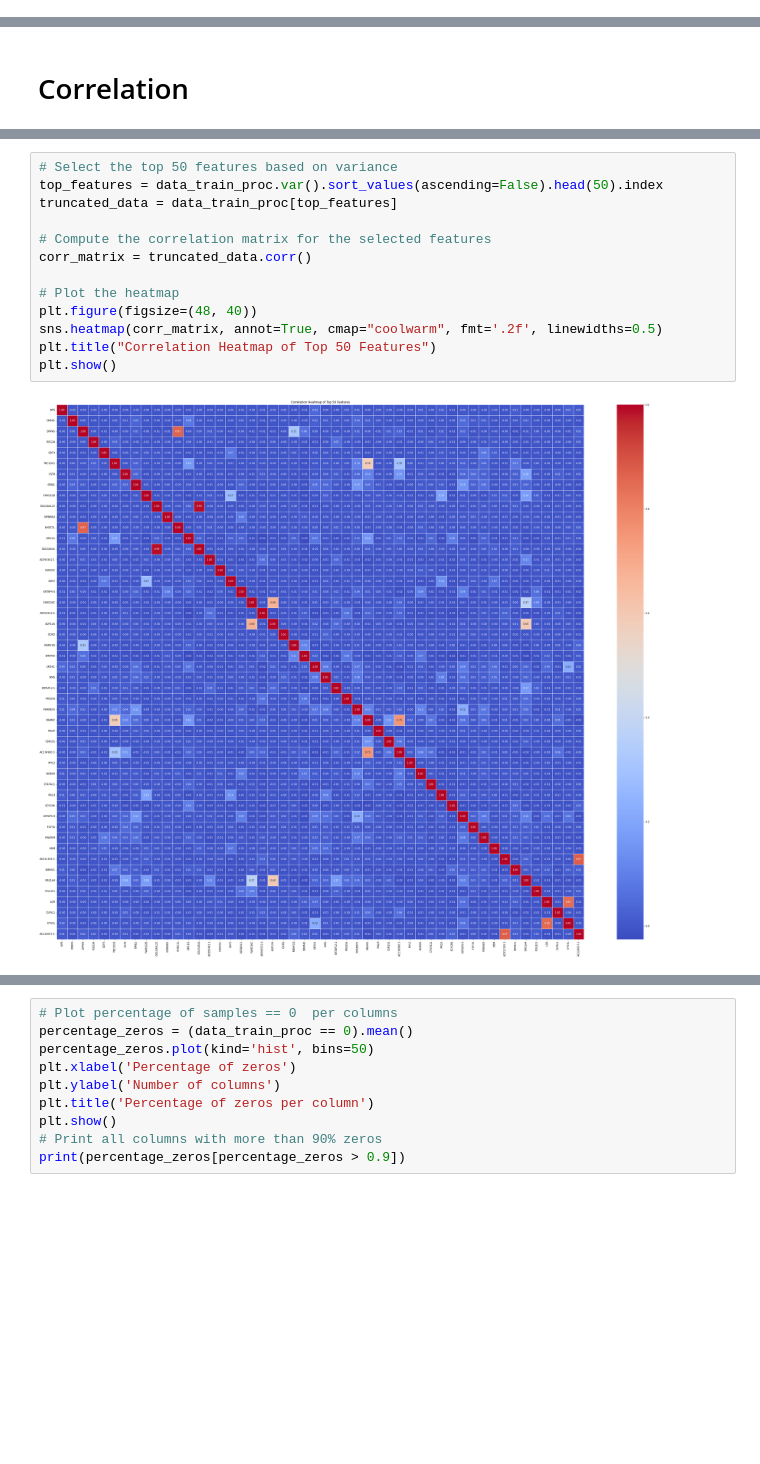
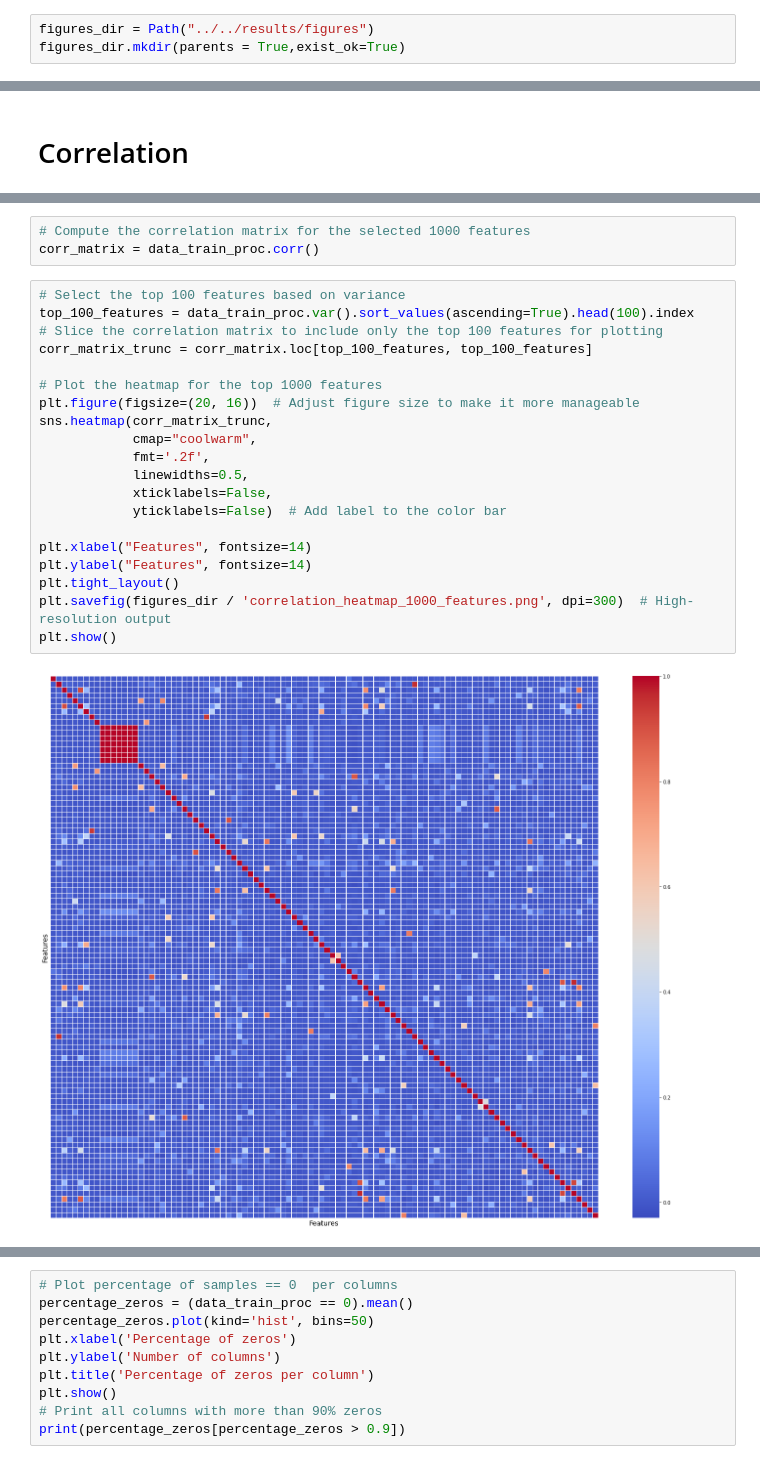
Before and after one commit to oskarboesch/ml-project-2-lol-ml, a Jupyter notebook: src/notebooks/data_exploration.ipynb, the cells around one changed output, grey strips where cells are left out. Drawn from its saved outputs; the diff is of its cells as text; blank space fills up the shorter version.

```diff
--- a/src/notebooks/data_exploration.ipynb
+++ b/src/notebooks/data_exploration.ipynb
@@ -18,6 +18,9 @@ import matplotlib.pyplot as plt
 import seaborn as sns
 from sklearn.decomposition import PCA
 import matplotlib.pyplot as plt
+# %%
+figures_dir = Path("../../results/figures")
+figures_dir.mkdir(parents = True,exist_ok=True)
 # %%
 # Add the project root directory to the Python path
 project_root = Path().resolve().parent.parent
@@ -171,15 +171,25 @@ data_train_proc, data_test_proc, data_train_targets_proc = load_data(raw = False
+# %%
+# Compute the correlation matrix for the selected 1000 features
+corr_matrix = data_train_proc.corr()
 # %%
-# Select the top 50 features based on variance
-top_features = data_train_proc.var().sort_values(ascending=False).head(50).index
-truncated_data = data_train_proc[top_features]
+# Select the top 100 features based on variance
+top_100_features = data_train_proc.var().sort_values(ascending=True).head(100).index
+# Slice the correlation matrix to include only the top 100 features for plotting
+corr_matrix_trunc = corr_matrix.loc[top_100_features, top_100_features]
 
-# Compute the correlation matrix for the selected features
-corr_matrix = truncated_data.corr()
+# Plot the heatmap for the top 1000 features
+plt.figure(figsize=(20, 16))  # Adjust figure size to make it more manageable
+sns.heatmap(corr_matrix_trunc,
+            cmap="coolwarm",
+            fmt='.2f',
+            linewidths=0.5,
+            xticklabels=False,
+            yticklabels=False)  # Add label to the color bar
 
-# Plot the heatmap
-plt.figure(figsize=(48, 40))
-sns.heatmap(corr_matrix, annot=True, cmap="coolwarm", fmt='.2f', linewidths=0.5)
-plt.title("Correlation Heatmap of Top 50 Features")
+plt.xlabel("Features", fontsize=14)
+plt.ylabel("Features", fontsize=14)
+plt.tight_layout()
+plt.savefig(figures_dir / 'correlation_heatmap_1000_features.png', dpi=300)  # High-resolution output
 plt.show()
 # %% [output]
-[figure, old version]
+[figure, new version]
```
Also changed, not shown: parts of 14 cells of this notebook.
